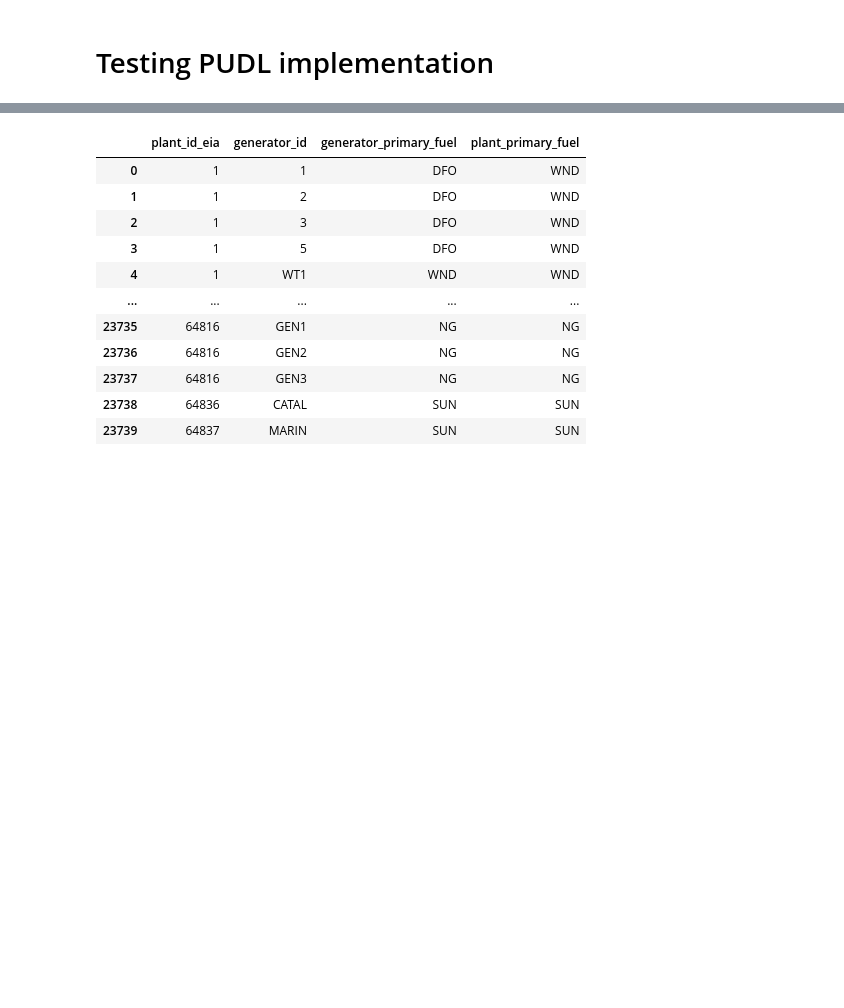
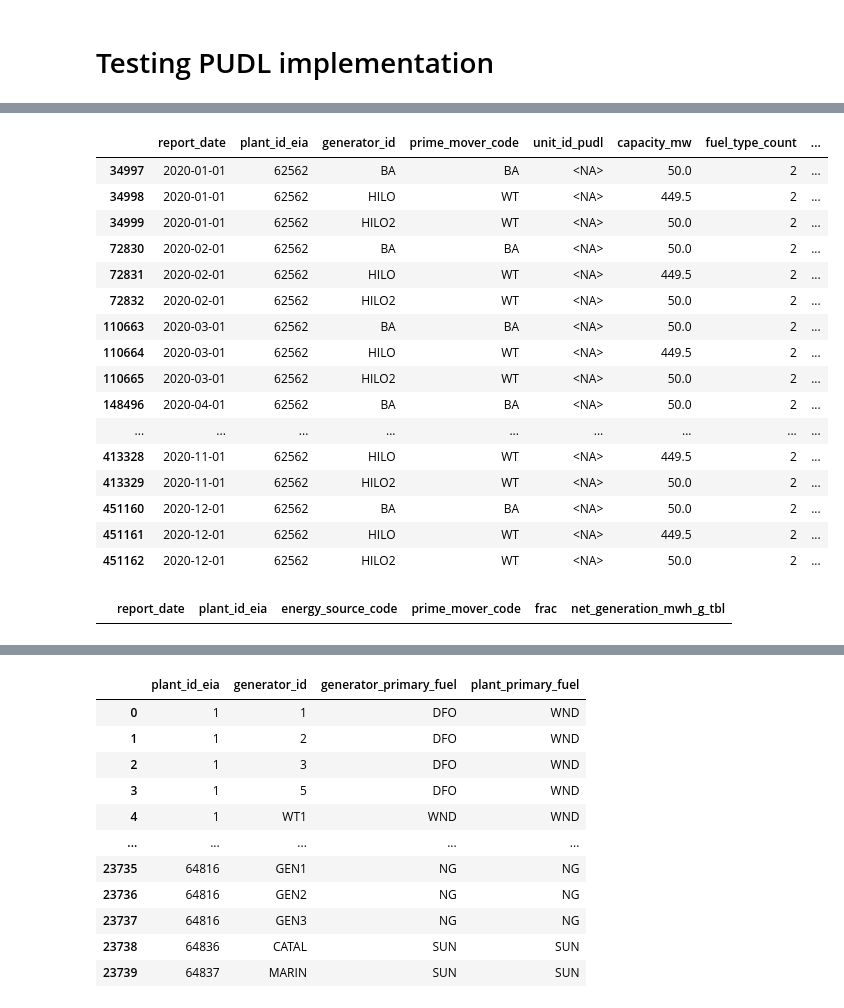
Before and after one commit to singularity-energy/open-grid-emissions, a Jupyter notebook: notebooks/test_distribute_923.ipynb, the cells around one changed output, grey strips where cells are left out. Cells and saved outputs as stored; diff of their text form; code cells hidden in the pictures; blank space fills up the shorter version.

```diff
--- a/notebooks/test_distribute_923.ipynb
+++ b/notebooks/test_distribute_923.ipynb
@@ -48,0 +123,62 @@ gen_allocated
+# %%
+stack_gens = remove_this.stack_generators(
+    gens, cat_col="energy_source_code_num", stacked_col="energy_source_code"
+)
+
+bf_summed = (
+    bf.groupby(by=IDX_PM_ESC, dropna=False)
+    .sum(min_count=1)
+    .add_suffix("_bf_tbl")
+    .reset_index()
+    .pipe(pudl.helpers.convert_cols_dtypes, "eia")
+    .replace(
+        0, 0.001
+    )  # replace zeros with small number to avoid div by zero errors when calculating allocation fraction
+)
+gf_pm_fuel_summed = (
+    gf.groupby(by=IDX_PM_ESC)
+    .sum(min_count=1)[
+        [
+            "fuel_consumed_mmbtu",
+            "fuel_consumed_for_electricity_mmbtu",
+            "net_generation_mwh",
+        ]
+    ]
+    .add_suffix("_gf_tbl")
+    .reset_index()
+    .replace(
+        0, 0.001
+    )  # replace zeros with small number to avoid div by zero errors when calculating allocation fraction
+)
+gf_fuel_summed = (
+    gf.groupby(by=IDX_ESC)
+    .sum(min_count=1)[
+        ["fuel_consumed_mmbtu", "fuel_consumed_for_electricity_mmbtu"]
+    ]
+    .add_suffix("_gf_tbl_fuel")
+    .reset_index()
+)
+
+gen_assoc = (pd.merge(stack_gens, gen, on=IDX_GENS, how="outer")
+            .rename(columns={"net_generation_mwh": "net_generation_mwh_g_tbl"})
+            .merge(gf_pm_fuel_summed, on=IDX_PM_ESC, how="left", validate="m:1"))
+# %%
+gen_assoc[gen_assoc['plant_id_eia'] == plant_id_to_investigate]
+# %% [output]
+|  | report_date | plant_id_eia | generator_id | prime_mover_code | unit_id_pudl | capacity_mw | fuel_type_count | ... |
+| 34997 | 2020-01-01 | 62562 | BA | BA | <NA> | 50.0 | 2 | ... |
+| 34998 | 2020-01-01 | 62562 | HILO | WT | <NA> | 449.5 | 2 | ... |
+| 34999 | 2020-01-01 | 62562 | HILO2 | WT | <NA> | 50.0 | 2 | ... |
+| 72830 | 2020-02-01 | 62562 | BA | BA | <NA> | 50.0 | 2 | ... |
+| 72831 | 2020-02-01 | 62562 | HILO | WT | <NA> | 449.5 | 2 | ... |
+| 72832 | 2020-02-01 | 62562 | HILO2 | WT | <NA> | 50.0 | 2 | ... |
+| 110663 | 2020-03-01 | 62562 | BA | BA | <NA> | 50.0 | 2 | ... |
+| 110664 | 2020-03-01 | 62562 | HILO | WT | <NA> | 449.5 | 2 | ... |
+| 110665 | 2020-03-01 | 62562 | HILO2 | WT | <NA> | 50.0 | 2 | ... |
+| 148496 | 2020-04-01 | 62562 | BA | BA | <NA> | 50.0 | 2 | ... |
+| ... | ... | ... | ... | ... | ... | ... | ... | ... |
+| 413328 | 2020-11-01 | 62562 | HILO | WT | <NA> | 449.5 | 2 | ... |
+| 413329 | 2020-11-01 | 62562 | HILO2 | WT | <NA> | 50.0 | 2 | ... |
+| 451160 | 2020-12-01 | 62562 | BA | BA | <NA> | 50.0 | 2 | ... |
+| 451161 | 2020-12-01 | 62562 | HILO | WT | <NA> | 449.5 | 2 | ... |
+| 451162 | 2020-12-01 | 62562 | HILO2 | WT | <NA> | 50.0 | 2 | ... |
@@ -48,0 +203,4 @@ gen_allocated
+# %%
+test
+# %% [output]
+|  | report_date | plant_id_eia | energy_source_code | prime_mover_code | frac | net_generation_mwh_g_tbl |
```
Also changed, not shown: parts of 12 cells of this notebook, 5 other files.
